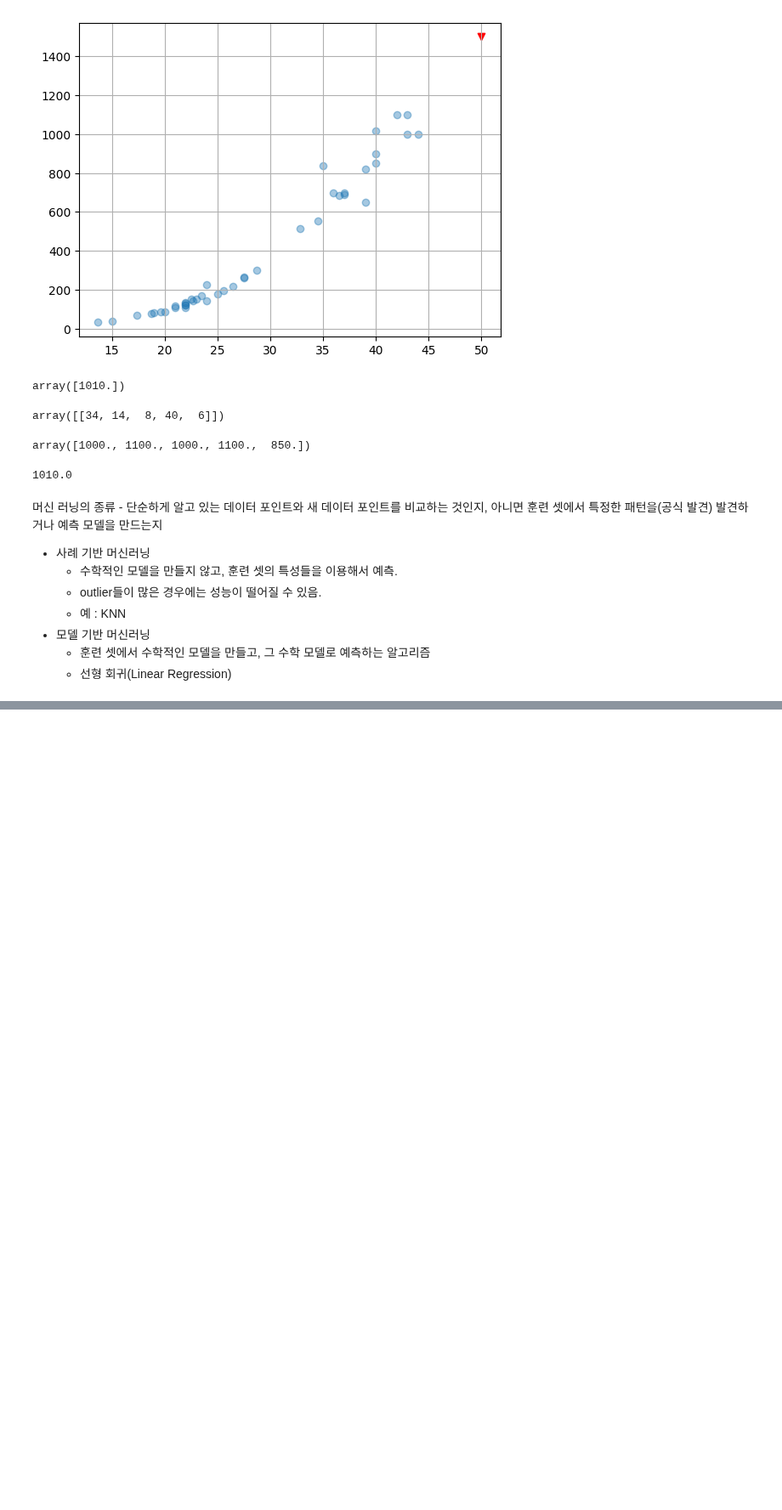
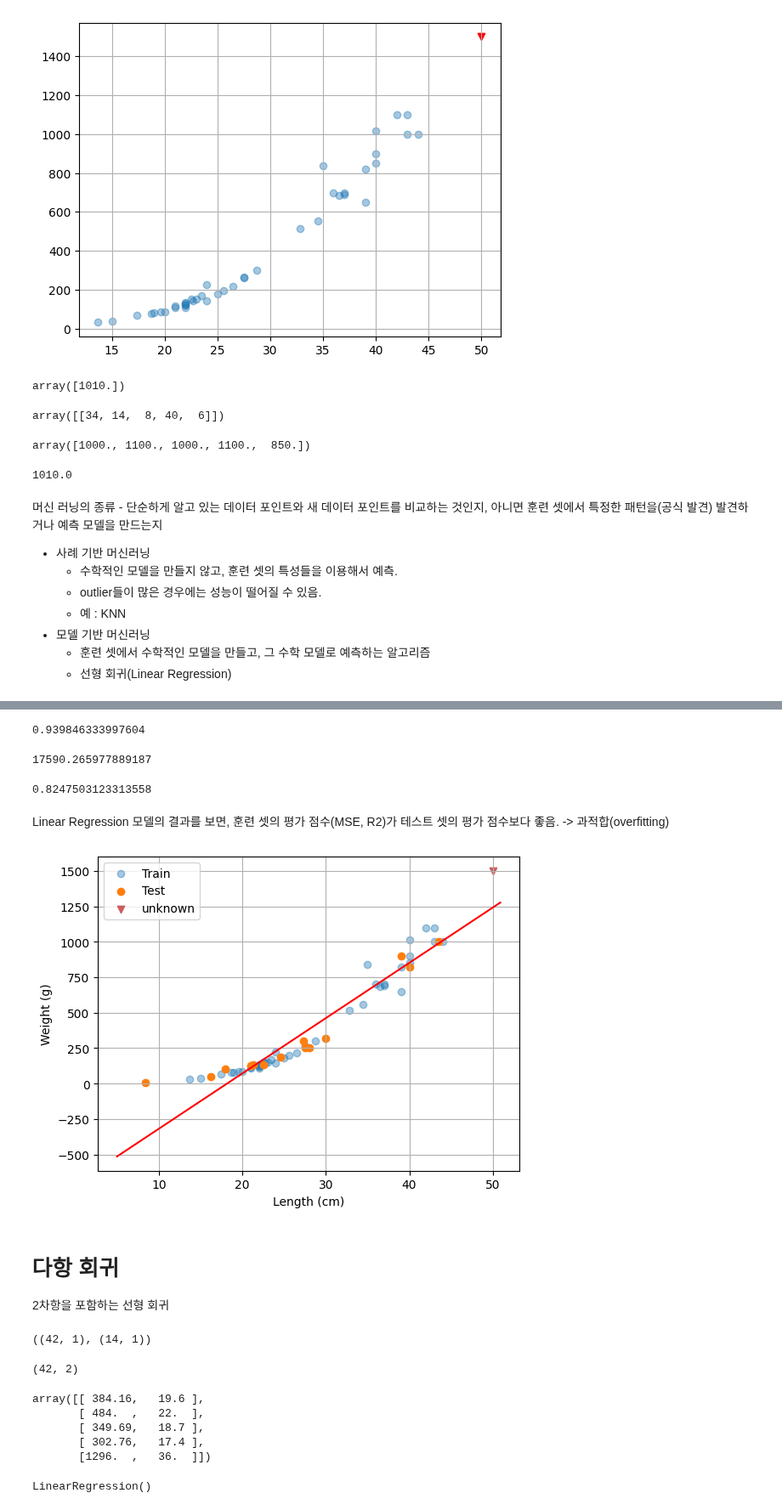
Before and after one commit to Sjleerodls/Data_Analysis, a Jupyter notebook: lab_da/ml05_regression.ipynb, the cells around one changed output, grey strips where cells are left out. Shown at 85% size. Cells and saved outputs as stored; diff of their text form; code cells hidden in the pictures; blank space fills up the shorter version.

```diff
--- a/lab_da/ml05_regression.ipynb
+++ b/lab_da/ml05_regression.ipynb
@@ -282,0 +301,4 @@ array([1000., 1100., 1000., 1100.,  850.])
+# %%
+lin_reg = LinearRegression()    # 선형 회귀 모델 생성
+# %%
+lin_reg.fit(X_train, y_train)   # 선형 회귀 모델 훈련 - MSE를 최소화하는 직선의 방정식을 찾는 과정.
@@ -282,0 +356,20 @@ array([1000., 1100., 1000., 1100.,  850.])
+# %%
+# 훈련 셋의 결정계수
+r2_score(y_train, train_pred)   # 결정계수는 KNN의 결정계수보다 작음.
+# %% [output]
+0.939846333997604
+# %%
+# 테스트 세트의 예측값
+test_pred = lin_reg.predict(X_test)
+
+# 테스트 셋의 MSE
+mean_squared_error(y_test, test_pred)
+# %% [output]
+17590.265977889187
+# %%
+# 테스트 셋의 결정계수
+r2_score(y_test, test_pred)     #> KNN 결정계수보다 작음.
+# %% [output]
+0.8247503123313558
+# %% [markdown]
+Linear Regression 모델의 결과를 보면, 훈련 셋의 평가 점수(MSE, R2)가 테스트 셋의 평가 점수보다 좋음. -> 과적합(overfitting)
@@ -282,0 +380,24 @@ array([1000., 1100., 1000., 1100.,  850.])
+# %%
+plt.scatter(X_train, y_train, label='Train', alpha=0.4)
+plt.scatter(X_test, y_test, label='Test')
+plt.scatter(50, 1500, marker='v', color='IndianRed', label='unknown')
+# 선형 회귀 직선 선 그래프
+x = np.arange(5, 51, 0.1).reshape((-1, 1))
+y_hat = x @ lin_reg.coef_ + lin_reg.intercept_      # (n, 1) @ (1,) -> (n,)
+plt.plot(x, y_hat, 'r-')
+
+plt.grid()
+plt.xlabel('Length (cm)')
+plt.ylabel('Weight (g)')
+plt.legend()
+plt.show()
+# %% [output]
+[figure, added]
+# %% [markdown]
+# 다항 회귀
+
+2차항을 포함하는 선형 회귀
+# %%
+X_train.shape, X_test.shape
+# %% [output]
+((42, 1), (14, 1))
@@ -282,0 +406,12 @@ array([1000., 1100., 1000., 1100.,  850.])
+# %%
+X_train_poly.shape
+# %% [output]
+(42, 2)
+# %%
+X_train_poly[:5]
+# %% [output]
+array([[ 384.16,   19.6 ],
+       [ 484.  ,   22.  ],
+       [ 349.69,   18.7 ],
+       [ 302.76,   17.4 ],
+       [1296.  ,   36.  ]])
@@ -282,0 +420,4 @@ array([1000., 1100., 1000., 1100.,  850.])
+# %%
+lin_reg.fit(X_train_poly, y_train)  # 모델 훈련 -> y = ax^2 + bx + c 함수의 계수 a,b 와 절편 c를 찾음.
+# %% [output]
+LinearRegression()
```
Also changed, not shown: parts of 96 cells of this notebook.
